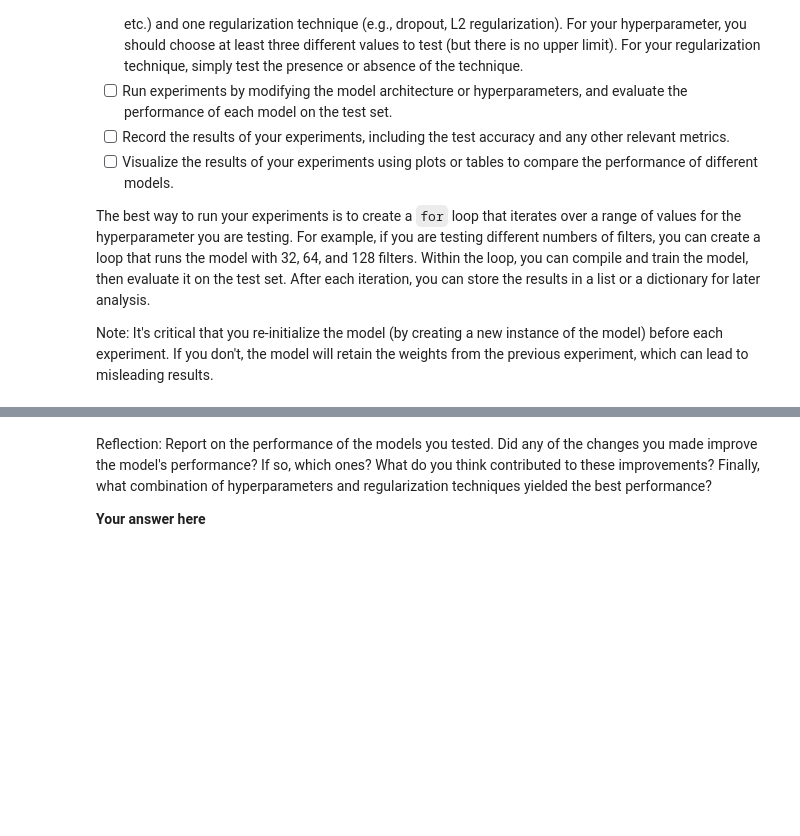
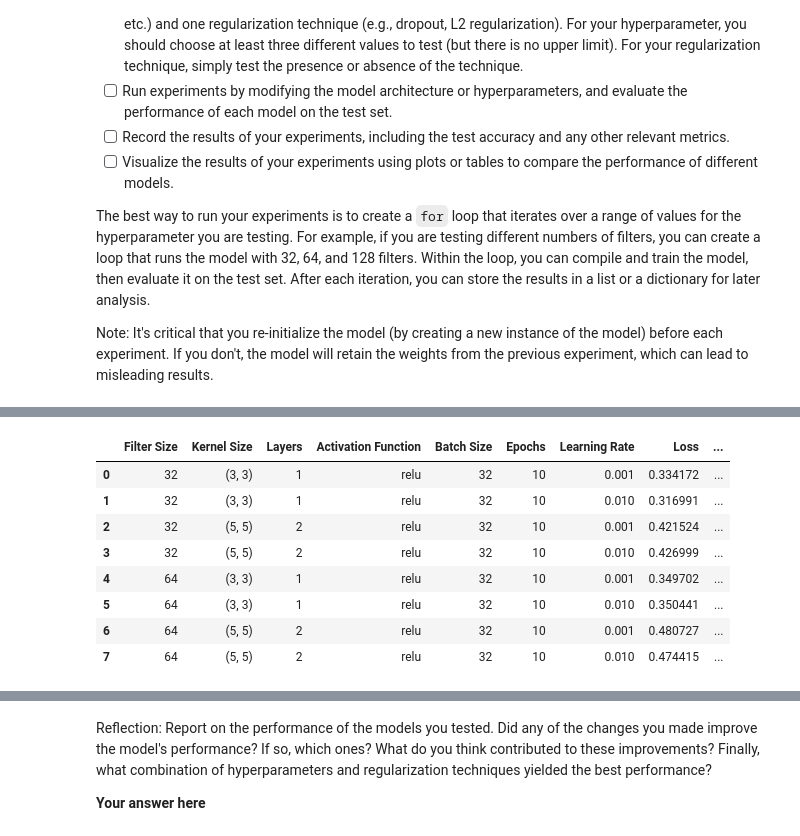
Before and after one commit to UofT-DSI/deep_learning, a Jupyter notebook: 02_activities/assignments/assignment_1.ipynb, the cells around one changed output, grey strips where cells are left out. Drawn from its saved outputs; the diff is of its cells as text; code cells hidden in the pictures; blank space fills up the shorter version.

```diff
--- a/02_activities/assignments/assignment_1.ipynb
+++ b/02_activities/assignments/assignment_1.ipynb
@@ -86,6 +147,9 @@ Convolutional layers are designed to accept inputs with three dimensions: height
 When you progress from the convolutional layers to the fully connected layers, you will need to flatten the output of the convolutional layers. This can be done using the `Flatten` layer in Keras, which doesn't require any parameters.
 # %%
 from keras.layers import Conv2D
+from keras.models import Sequential
+from keras.layers import Dense, Flatten
+from keras.optimizers import Adam
 
 # Reshape the data to include the channel dimension
 X_train = X_train.reshape(-1, 28, 28, 1)
@@ -93,7 +157,19 @@ X_test = X_test.reshape(-1, 28, 28, 1)
 
 # Create a simple CNN model
 model = Sequential()
+model.add(Conv2D(32, kernel_size=(3, 3), activation='relu', input_shape=(28, 28, 1)))
+# Add a second convolutional layer
+model.add(Conv2D(64, kernel_size=(3, 3), activation='relu'))
+model.add(Flatten())  # Flatten the output of the convolutional layers
 
+model.add(Dense(10, activation='softmax'))  # Output layer with 10 neurons
+
+# Compile the model using `model.compile()`
+model.compile(optimizer=Adam(learning_rate=0.001), loss='categorical_crossentropy', metrics=['accuracy'])
 # Train the model
+model.fit(X_train, y_train, epochs=10, batch_size=32, validation_split=0.2)
 
 # Evaluate the model
+loss, accuracy = model.evaluate(X_test, y_test)
+print(f'update Loss when use CNN : {loss:.2f}')
+print(f'update Accuracy when use CNN : {accuracy*100:.2f}%')
@@ -115,4 +209,71 @@ The best way to run your experiments is to create a `for` loop that iterates ove
 
 Note: It's critical that you re-initialize the model (by creating a new instance of the model) before each experiment. If you don't, the model will retain the weights from the previous experiment, which can lead to misleading results.
 # %%
-# A. Test Hyperparameters
+from keras.models import Sequential
+from keras.layers import Conv2D, Dense, Flatten
+from keras.optimizers import Adam
+import pandas as pd
+
+columns = ['Filter Size', 'Kernel Size', 'Layers', 'Activation Function',
+           'Batch Size', 'Epochs', 'Learning Rate', 'Loss', 'Accuracy']
+dataframe = pd.DataFrame(columns=columns)
+
+# A. Test Hyperparameters : Filters, Kernel Sizes, Layers, and Activation Functions
+filter_sizes = [32, 64]
+no_of_layers = [1, 2]
+activation_function = 'relu'  # Using ReLU as the activation function
+# B. Test Hyperparameters : Batche Sizes and Epochs (common values)
+batch_size = 32
+epoch = 10
+# C. Test Hyperparameters : Learning Rate and Optimizers
+learning_rates = [0.001, 0.01]
+# for loop through the hyperparameters
+for filter_size in filter_sizes:
+        for layer in no_of_layers:
+                        for learning_rate in learning_rates:
+                                    # Create a simple CNN model
+                                    model = Sequential()
+                                    model.add(Conv2D(filter_size, kernel_size=(3,3), activation=activation_function, input_shape=(28, 28, 1)))
+                                    if layer > 1:
+                                        model.add(Conv2D(filter_size * 2, kernel_size=(5,5), activation=activation_function))
+                                    model.add(Flatten())
+                                    model.add(Dense(10, activation='softmax'))
+
+                                    # Compile the model using `model.compile()`
+                                    model.compile(optimizer=Adam(learning_rate=0.001), loss='categorical_crossentropy', metrics=['accuracy'])
+                                    # Train the model using `model.fit()`
+                                    history = model.fit(X_train, y_train, epochs=epoch, batch_size=batch_size, validation_split=0.2)
+                                    #plot the training and validation loss
+                                    #plt.figure(figsize=(12, 4))
+                                    #plt.plot(history.history['loss'], label='Training Loss')
+                                    #plt.plot(history.history['val_loss'], label='Validation Loss')
+                                    #plt.title('Training and Validation Loss')
+                                    #plt.xlabel('Epochs')
+                                    #plt.ylabel('Loss')
+                                    #plt.legend()
+                                    #plt.show()
+
+                                    # Evaluate the model and save the results
+                                    loss, accuracy = model.evaluate(X_test, y_test)
+                                    # Save the results in the dataframe
+                                    model_data = {
+                                            'Filter Size': filter_size,
+                                            'Kernel Size': (3, 3) if layer == 1 else (5, 5),
+                                            'Layers': layer,
+                                            'Activation Function': activation_function,
+                                            'Batch Size': batch_size,
+                                            'Epochs': epoch,
+                                            'Learning Rate': learning_rate,
+                                            'Loss': loss,
+                                            'Accuracy': accuracy
+                                         }
+                                    dataframe.loc[len(dataframe)] = model_data
+                                    print(f'Filter Size: {filter_size}, Kernel Size: (3,3) or (5,5) , Layers: {layer}, Activation: {activation_function}, Batch Size: {batch_size}, Epochs: {epoch}, Learning Rate: {learning_rate}, Optimizer: ADAM => Loss: {loss:.2f}, Accuracy: {accuracy*100:.2f}%')
+
+# The code above is a complete implementation of a CNN model for the Fashion MNIST dataset.
+# It includes hyperparameter tuning for filter sizes, kernel sizes, number of layers, activation functions,
+# batch sizes, epochs, and learning rates. The model is trained and evaluated, and the results are printed.
+# The training and validation loss are also plotted for each hyperparameter combination.
+
+dataframe
+# %% [output]
@@ -118,0 +417,9 @@ Note: It's critical that you re-initialize the model (by creating a new instance
+|  | Filter Size | Kernel Size | Layers | Activation Function | Batch Size | Epochs | Learning Rate | Loss | ... |
+| 0 | 32 | (3, 3) | 1 | relu | 32 | 10 | 0.001 | 0.334172 | ... |
+| 1 | 32 | (3, 3) | 1 | relu | 32 | 10 | 0.010 | 0.316991 | ... |
+| 2 | 32 | (5, 5) | 2 | relu | 32 | 10 | 0.001 | 0.421524 | ... |
+| 3 | 32 | (5, 5) | 2 | relu | 32 | 10 | 0.010 | 0.426999 | ... |
+| 4 | 64 | (3, 3) | 1 | relu | 32 | 10 | 0.001 | 0.349702 | ... |
+| 5 | 64 | (3, 3) | 1 | relu | 32 | 10 | 0.010 | 0.350441 | ... |
+| 6 | 64 | (5, 5) | 2 | relu | 32 | 10 | 0.001 | 0.480727 | ... |
+| 7 | 64 | (5, 5) | 2 | relu | 32 | 10 | 0.010 | 0.474415 | ... |
```
Also changed, not shown: parts of 7 cells of this notebook.
